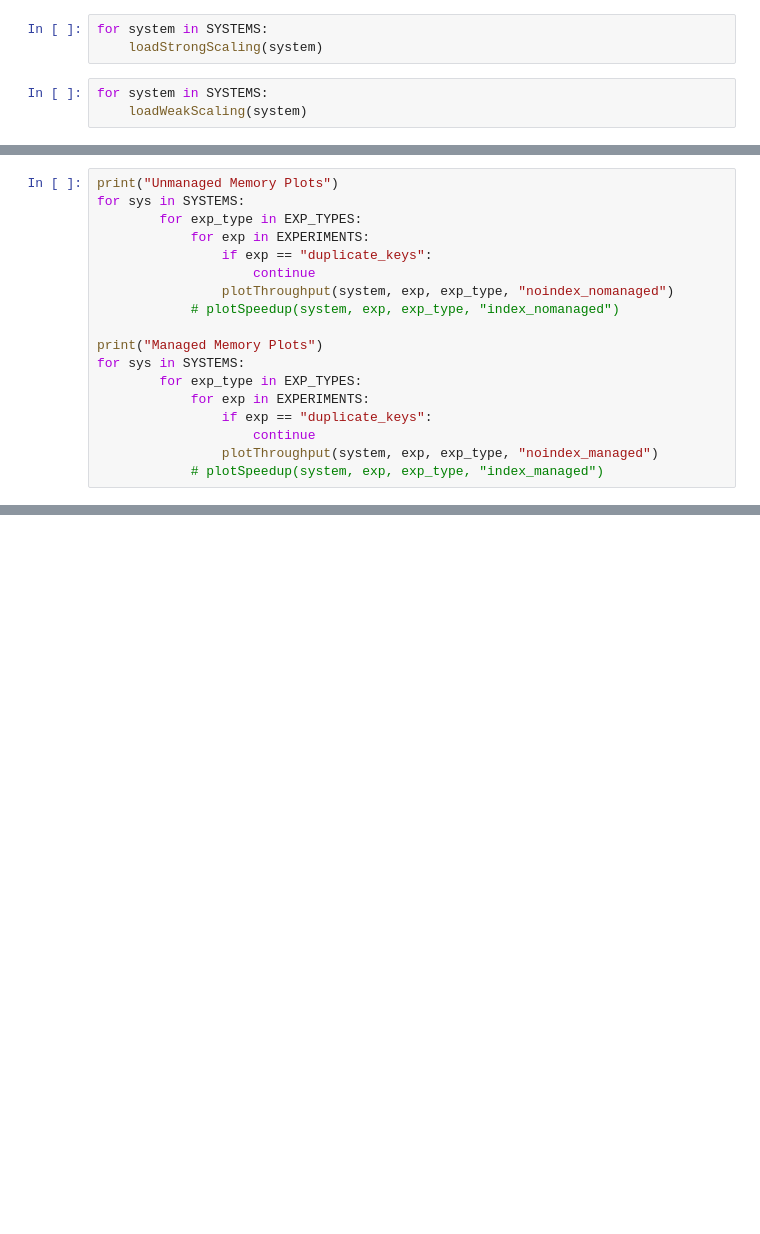
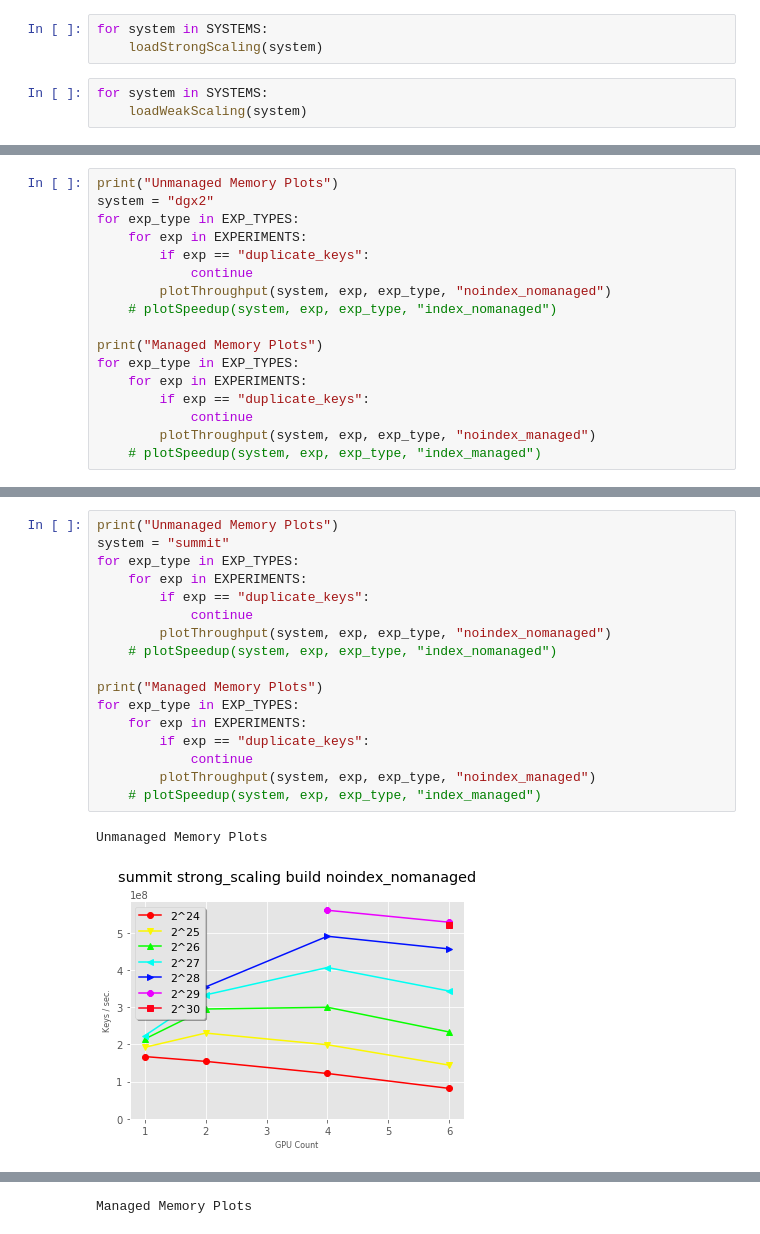
Before and after one commit to alokpathy/hashgraph, a Jupyter notebook: hash-graph-dehornetify/experiments/snmg-hg.ipynb, the cells around one changed output, grey strips where cells are left out. Saved outputs shown, nothing was run; the diff lists cells and outputs as text; blank space fills up the shorter version.

Commit message:
Added dgx2 plots

```diff
--- a/hash-graph-dehornetify/experiments/snmg-hg.ipynb
+++ b/hash-graph-dehornetify/experiments/snmg-hg.ipynb
@@ -224,19 +239,18 @@ def plotSpeedup(system, exp, exp_type, mode):
     plt.show()
 # %%
 print("Unmanaged Memory Plots")
-for sys in SYSTEMS:
-        for exp_type in EXP_TYPES:
-            for exp in EXPERIMENTS:
-                if exp == "duplicate_keys":
-                    continue
-                plotThroughput(system, exp, exp_type, "noindex_nomanaged")
-            # plotSpeedup(system, exp, exp_type, "index_nomanaged")
+system = "dgx2"
+for exp_type in EXP_TYPES:
+    for exp in EXPERIMENTS:
+        if exp == "duplicate_keys":
+            continue
+        plotThroughput(system, exp, exp_type, "noindex_nomanaged")
+    # plotSpeedup(system, exp, exp_type, "index_nomanaged")
 
 print("Managed Memory Plots")
-for sys in SYSTEMS:
-        for exp_type in EXP_TYPES:
-            for exp in EXPERIMENTS:
-                if exp == "duplicate_keys":
-                    continue
-                plotThroughput(system, exp, exp_type, "noindex_managed")
-            # plotSpeedup(system, exp, exp_type, "index_managed")
+for exp_type in EXP_TYPES:
+    for exp in EXPERIMENTS:
+        if exp == "duplicate_keys":
+            continue
+        plotThroughput(system, exp, exp_type, "noindex_managed")
+    # plotSpeedup(system, exp, exp_type, "index_managed")
@@ -242,0 +268,20 @@ for sys in SYSTEMS:
+# %%
+print("Unmanaged Memory Plots")
+system = "summit"
+for exp_type in EXP_TYPES:
+    for exp in EXPERIMENTS:
+        if exp == "duplicate_keys":
+            continue
+        plotThroughput(system, exp, exp_type, "noindex_nomanaged")
+    # plotSpeedup(system, exp, exp_type, "index_nomanaged")
+
+print("Managed Memory Plots")
+for exp_type in EXP_TYPES:
+    for exp in EXPERIMENTS:
+        if exp == "duplicate_keys":
+            continue
+        plotThroughput(system, exp, exp_type, "noindex_managed")
+    # plotSpeedup(system, exp, exp_type, "index_managed")
+# %% [output]
+Unmanaged Memory Plots
+[figure, added]
@@ -242,0 +291 @@ for sys in SYSTEMS:
+Managed Memory Plots
```
Also changed, not shown: parts of 8 cells of this notebook, 37 other files.
